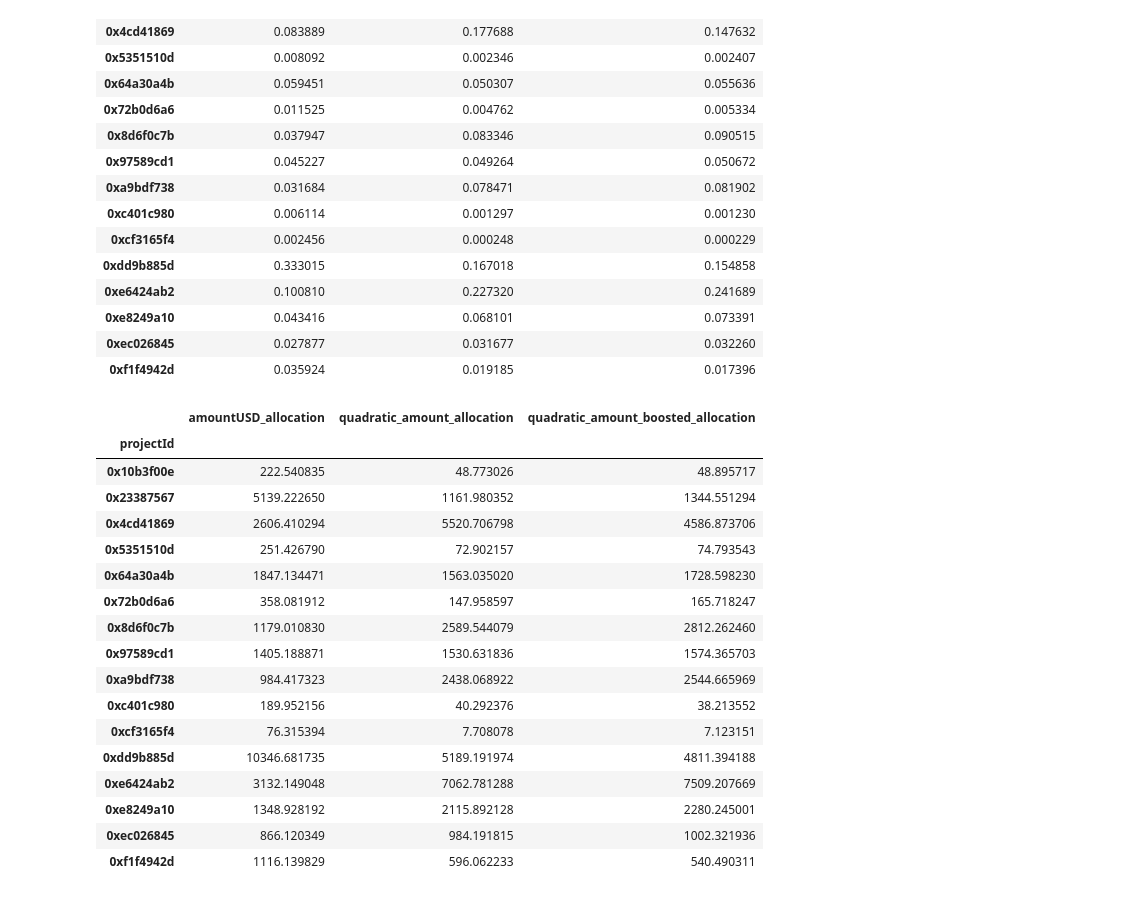
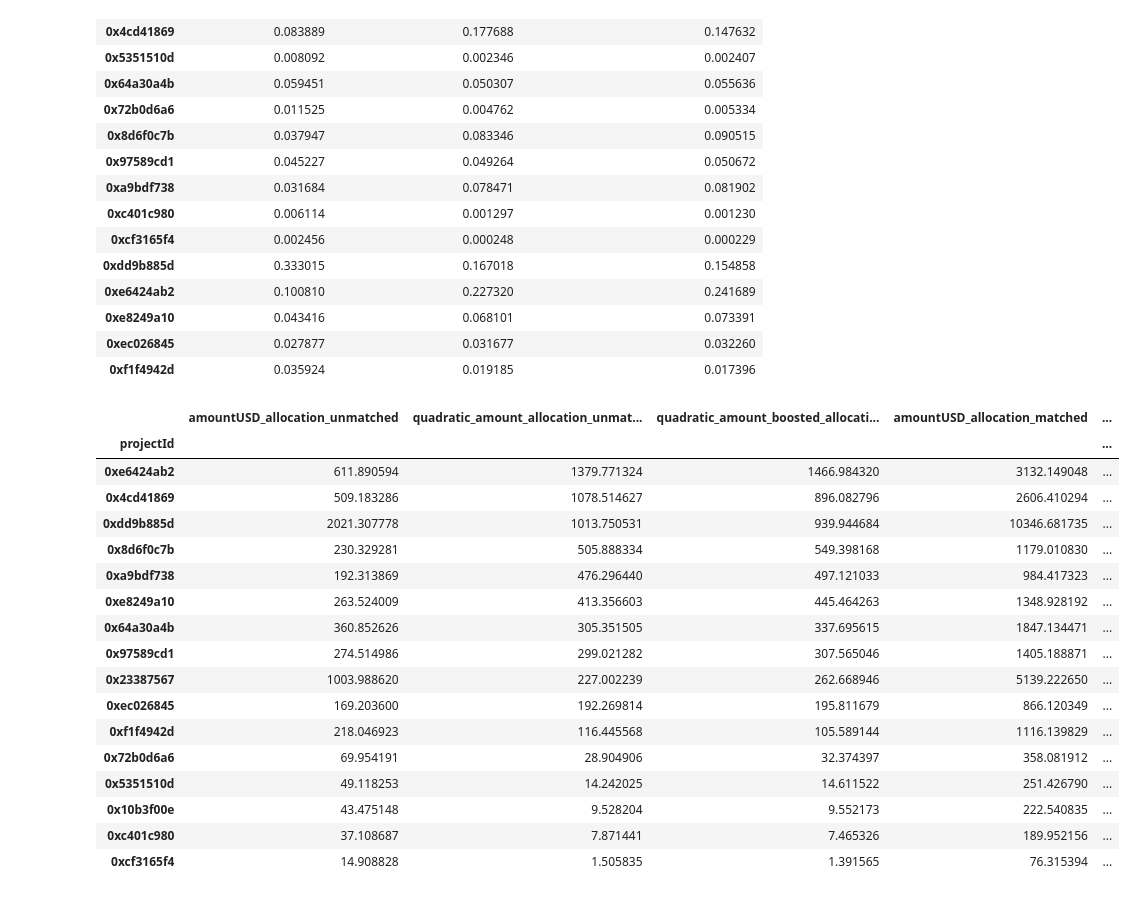
Before and after one commit to CommonsBuild/tqf, a Jupyter notebook: tegr1.ipynb, the cells around one changed output. Cells and saved outputs as stored; diff of their text form; code cells hidden in the pictures.

```diff
--- a/tegr1.ipynb
+++ b/tegr1.ipynb
@@ -58,5 +73,6 @@ df = pd.read_csv('output/TEGR1.csv')
 # %%
 def qf(df, column_name='amountUSD', new_column_name='quadratic_amount'):
+    df = df.copy(deep=True)
     df[f'{column_name}_allocation'] = df[column_name] / df[column_name].sum()
     df[f'sqrt({column_name})'] = np.sqrt(df[column_name])
     df[f'sum(sqrt({column_name}))'] = df.groupby('projectId')[f'sqrt({column_name})'].transform('sum')
@@ -66,4 +82,4 @@ def qf(df, column_name='amountUSD', new_column_name='quadratic_amount'):
 
     return df
 # %%
-qf(df)
+df = qf(df)
@@ -148,21 +146,31 @@ funding_pool = matching_pool + donations
-# %%
-funding_pool * allocations
-# %% [output]
-|  | amountUSD_allocation | quadratic_amount_allocation | quadratic_amount_boosted_allocation |
-| projectId |  |  |  |
-| 0x10b3f00e | 222.540835 | 48.773026 | 48.895717 |
-| 0x23387567 | 5139.222650 | 1161.980352 | 1344.551294 |
-| 0x4cd41869 | 2606.410294 | 5520.706798 | 4586.873706 |
-| 0x5351510d | 251.426790 | 72.902157 | 74.793543 |
-| 0x64a30a4b | 1847.134471 | 1563.035020 | 1728.598230 |
-| 0x72b0d6a6 | 358.081912 | 147.958597 | 165.718247 |
-| 0x8d6f0c7b | 1179.010830 | 2589.544079 | 2812.262460 |
-| 0x97589cd1 | 1405.188871 | 1530.631836 | 1574.365703 |
-| 0xa9bdf738 | 984.417323 | 2438.068922 | 2544.665969 |
-| 0xc401c980 | 189.952156 | 40.292376 | 38.213552 |
-| 0xcf3165f4 | 76.315394 | 7.708078 | 7.123151 |
-| 0xdd9b885d | 10346.681735 | 5189.191974 | 4811.394188 |
-| 0xe6424ab2 | 3132.149048 | 7062.781288 | 7509.207669 |
-| 0xe8249a10 | 1348.928192 | 2115.892128 | 2280.245001 |
-| 0xec026845 | 866.120349 | 984.191815 | 1002.321936 |
-| 0xf1f4942d | 1116.139829 | 596.062233 | 540.490311 |
+# %%
+donations = df['amountUSD'].sum()
+df_donations = allocations * donations
+
+matching_pool = 25_000
+funding_pool = matching_pool + donations
+df_funding_pool = allocations * funding_pool
+
+results = df_donations.merge(df_funding_pool, left_index=True, right_index=True, suffixes=('_unmatched', '_matched'))
+results = results.sort_values('quadratic_amount_allocation_unmatched', ascending=False)
+# %%
+results
+# %% [output]
+|  | amountUSD_allocation_unmatched | quadratic_amount_allocation_unmat... | quadratic_amount_boosted_allocati... | amountUSD_allocation_matched | ... |
+| projectId |  |  |  |  | ... |
+| 0xe6424ab2 | 611.890594 | 1379.771324 | 1466.984320 | 3132.149048 | ... |
+| 0x4cd41869 | 509.183286 | 1078.514627 | 896.082796 | 2606.410294 | ... |
+| 0xdd9b885d | 2021.307778 | 1013.750531 | 939.944684 | 10346.681735 | ... |
+| 0x8d6f0c7b | 230.329281 | 505.888334 | 549.398168 | 1179.010830 | ... |
+| 0xa9bdf738 | 192.313869 | 476.296440 | 497.121033 | 984.417323 | ... |
+| 0xe8249a10 | 263.524009 | 413.356603 | 445.464263 | 1348.928192 | ... |
+| 0x64a30a4b | 360.852626 | 305.351505 | 337.695615 | 1847.134471 | ... |
+| 0x97589cd1 | 274.514986 | 299.021282 | 307.565046 | 1405.188871 | ... |
+| 0x23387567 | 1003.988620 | 227.002239 | 262.668946 | 5139.222650 | ... |
+| 0xec026845 | 169.203600 | 192.269814 | 195.811679 | 866.120349 | ... |
+| 0xf1f4942d | 218.046923 | 116.445568 | 105.589144 | 1116.139829 | ... |
+| 0x72b0d6a6 | 69.954191 | 28.904906 | 32.374397 | 358.081912 | ... |
+| 0x5351510d | 49.118253 | 14.242025 | 14.611522 | 251.426790 | ... |
+| 0x10b3f00e | 43.475148 | 9.528204 | 9.552173 | 222.540835 | ... |
+| 0xc401c980 | 37.108687 | 7.871441 | 7.465326 | 189.952156 | ... |
+| 0xcf3165f4 | 14.908828 | 1.505835 | 1.391565 | 76.315394 | ... |
```
Also changed, not shown: parts of 15 cells of this notebook.
